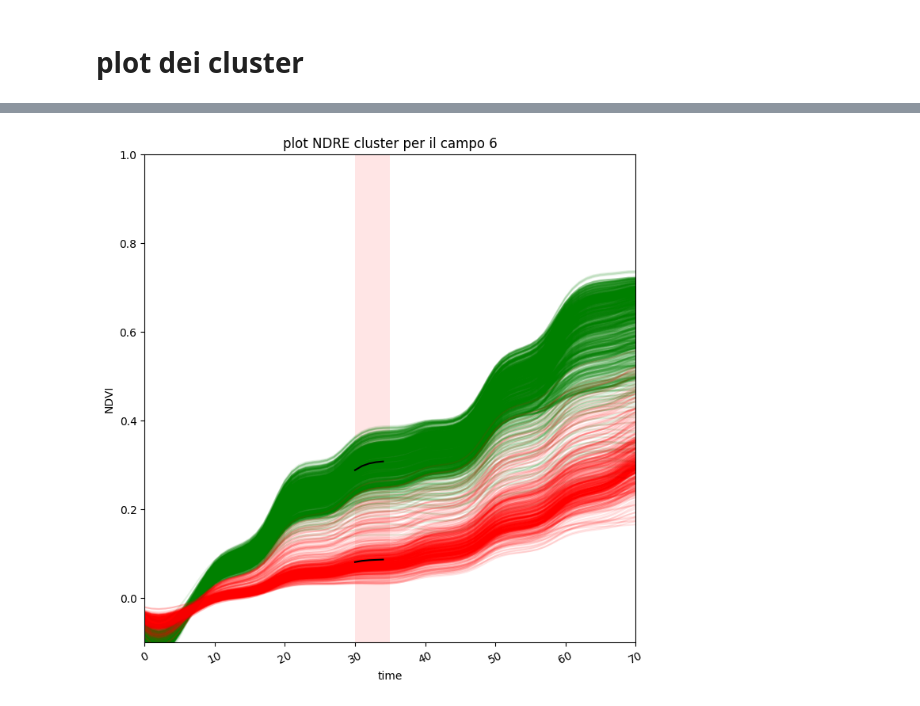
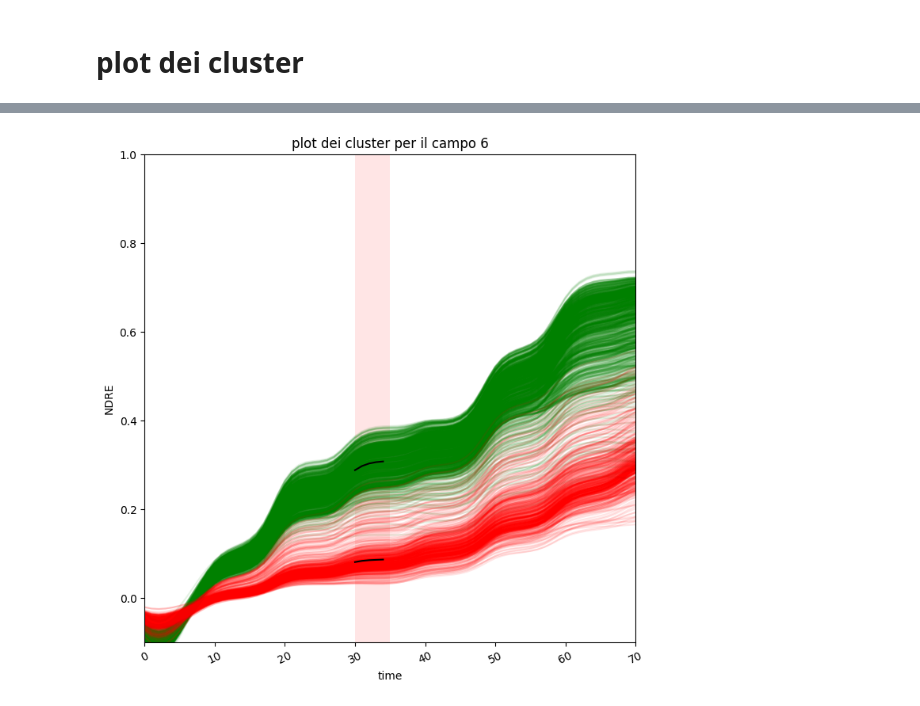
Before and after one commit to Simone-Scalella/BigDataProject, a Jupyter notebook: cluster_plotNDREPPT.ipynb, the cells around one changed output, grey strips where cells are left out. Saved outputs shown, nothing was run; the diff lists cells and outputs as text; code cells hidden in the pictures.

```diff
--- a/cluster_plotNDREPPT.ipynb
+++ b/cluster_plotNDREPPT.ipynb
@@ -93,9 +90,9 @@ fig, axs = plt.subplots(nrows=1, ncols=1, figsize=(8, 8))
 plt.sca(axs)
 plt.xticks(rotation=25) # Rotate label
 
-axs.set_title("plot NDRE cluster per il campo 3")
+axs.set_title("plot dei cluster per il campo 3")
 axs.set_xlabel("time")
-axs.set_ylabel("NDVI")
+axs.set_ylabel("NDRE")
 axs.set_ylim(-0.1,1)
 axs.set_xlim(0,70)
 for a in range(0,num_cluster3):
@@ -125,9 +122,9 @@ fig, axs = plt.subplots(nrows=1, ncols=1, figsize=(8, 8))
 plt.sca(axs)
 plt.xticks(rotation=25) # Rotate label
 
-axs.set_title("plot NDRE cluster per il campo 4")
+axs.set_title("plot dei cluster per il campo 4")
 axs.set_xlabel("time")
-axs.set_ylabel("NDVI")
+axs.set_ylabel("NDRE")
 axs.set_ylim(-0.1,1)
 axs.set_xlim(0,70)
 for a in range(0,num_cluster4):
@@ -150,31 +147,31 @@ plt.show()
 # %%
 transparent = 0.1
 
 colors = ['green','red','purple','cyan','blue','orange']
 
 fig, axs = plt.subplots(nrows=1, ncols=1, figsize=(8, 8))
 plt.sca(axs)
 plt.xticks(rotation=25) # Rotate label
 
-axs.set_title("plot NDRE cluster per il campo 6")
+axs.set_title("plot dei cluster per il campo 6")
 axs.set_xlabel("time")
-axs.set_ylabel("NDVI")
+axs.set_ylabel("NDRE")
 axs.set_ylim(-0.1,1)
 axs.set_xlim(0,70)
 for a in range(0,num_cluster6):
     for xx in allPixelNDREPoly6[clusterResult6 == a]:
         axs.plot(xx.ravel(), "k-", alpha=transparent,color=colors[a])
 
     axs.plot(range(window6[0]*5,(window6[0]+window6[1]+1)*5),clustercentroids6[a],color="black")
 
 left, bottom, width, height = (window6[0]*5, -1, (window6[1]+1)*5, 3)
 rect=mpatches.Rectangle((left,bottom),width,height,
                         #fill=False,
                         alpha=0.1,
                        facecolor="red")
 axs.add_patch(rect)
 plt.sca(axs)
 plt.xticks(rotation=25)
 plt.show()
 # %% [output]
-[figure, old version]
+[figure, new version]
```
Also changed, not shown: parts of 3 cells of this notebook.
